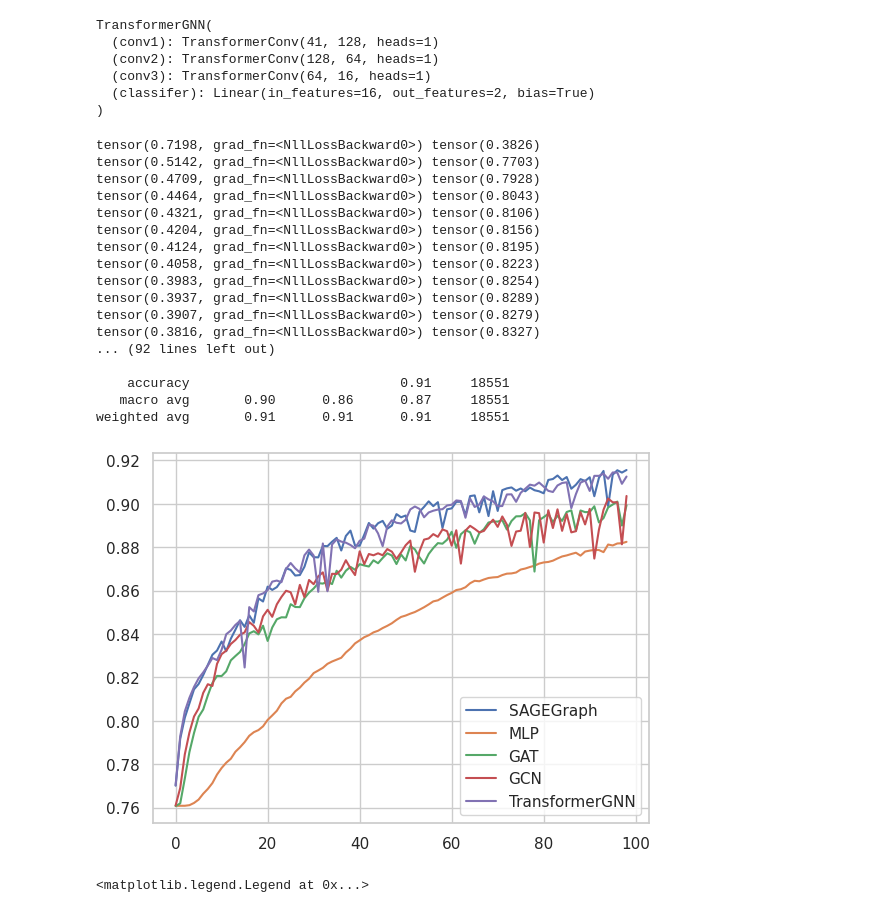
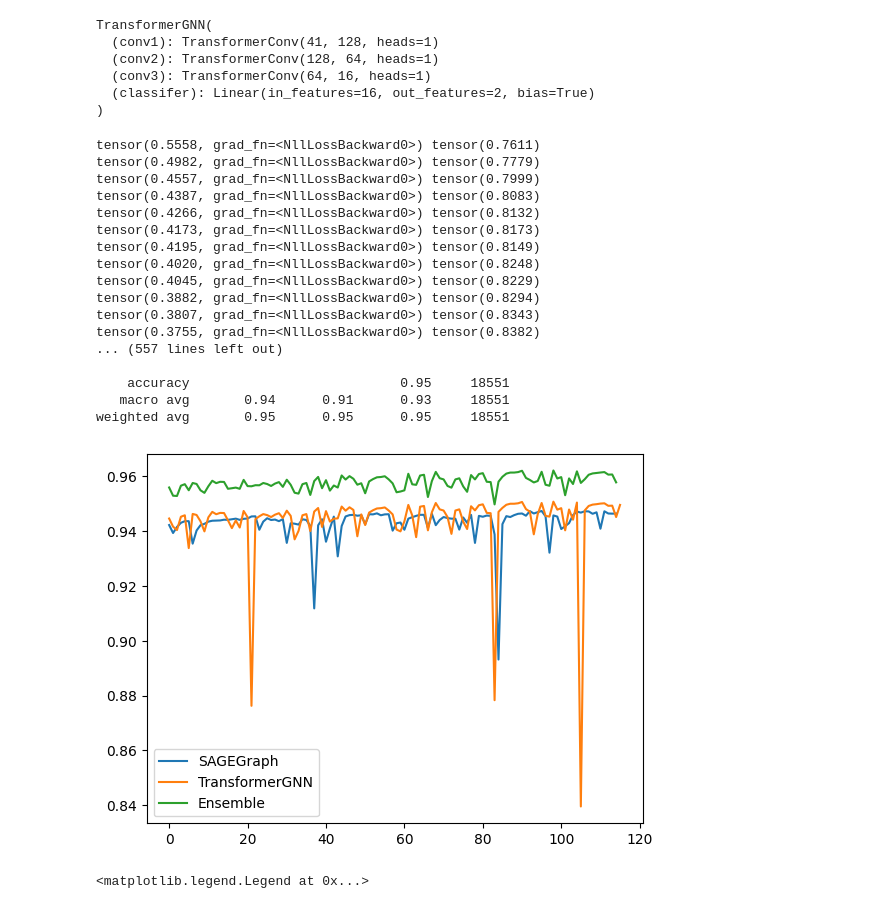
Before and after one commit to jedallas/xintongPaper, a Jupyter notebook: Gnetwork.ipynb, the cells around one changed output. Drawn from its saved outputs; the diff is of its cells as text; code cells hidden in the pictures.

```diff
--- a/Gnetwork.ipynb
+++ b/Gnetwork.ipynb
@@ -456,10 +464,13 @@ class SAGE(torch.nn.Module):
 
         return out
 
-model_sage=SAGE()
+#model_sage=SAGE()
+model_sage=torch.load('/content/drive/MyDrive/supplychain/model/model_sage.pth')
 print(model_sage)
-SAGE_loss_list=[]
-SAGE_acc_list=[]
+#SAGE_loss_list=[]
+#SAGE_acc_list=[]
+with open('/content/drive/MyDrive/supplychain/SAGE_BEST.pkl', 'rb') as file:
+  SAGE_loss_list, SAGE_acc_list,_=pickle.load(file)
 criterion = torch.nn.CrossEntropyLoss()
 optimizer = torch.optim.Adam(model_sage.parameters(), lr=0.001, weight_decay=5e-4)
 
@@ -524,3 +533,6 @@ df.to_excel('/content/drive/MyDrive/supplychain/data/df.xlsx', index=False)
+# %%
+with open('/content/drive/MyDrive/supplychain/SAGE_BEST.pkl', 'rb') as file:
+  SAGE_loss_list, SAGE_acc_list,_=pickle.load(file)
 # %%
 predictions_sage.shape
 with open('/content/drive/MyDrive/supplychain/SAGE_BEST.pkl', 'wb') as file:
@@ -701,7 +721,7 @@ TransformerGNN(
   (classifer): Linear(in_features=16, out_features=2, bias=True)
 )
 # %%
-for epoch in range(10000):
+for epoch in range(56500):
   loss,accuracy,predictions_trans = train(data)
   if epoch%100 == 0:
     print(loss,accuracy)
@@ -709,34 +729,40 @@ for epoch in range(10000):
     TransformerGNN_acc_list.append(accuracy.item())
 print(classification_report(y,predictions_trans,target_names = ['0','1']))
 # %% [output]
-tensor(0.7198, grad_fn=<NllLossBackward0>) tensor(0.3826)
-tensor(0.5142, grad_fn=<NllLossBackward0>) tensor(0.7703)
-tensor(0.4709, grad_fn=<NllLossBackward0>) tensor(0.7928)
-tensor(0.4464, grad_fn=<NllLossBackward0>) tensor(0.8043)
-tensor(0.4321, grad_fn=<NllLossBackward0>) tensor(0.8106)
-tensor(0.4204, grad_fn=<NllLossBackward0>) tensor(0.8156)
-tensor(0.4124, grad_fn=<NllLossBackward0>) tensor(0.8195)
-tensor(0.4058, grad_fn=<NllLossBackward0>) tensor(0.8223)
-tensor(0.3983, grad_fn=<NllLossBackward0>) tensor(0.8254)
-tensor(0.3937, grad_fn=<NllLossBackward0>) tensor(0.8289)
-tensor(0.3907, grad_fn=<NllLossBackward0>) tensor(0.8279)
-tensor(0.3816, grad_fn=<NllLossBackward0>) tensor(0.8327)
-... (92 lines left out)
+tensor(0.5558, grad_fn=<NllLossBackward0>) tensor(0.7611)
+tensor(0.4982, grad_fn=<NllLossBackward0>) tensor(0.7779)
+tensor(0.4557, grad_fn=<NllLossBackward0>) tensor(0.7999)
+tensor(0.4387, grad_fn=<NllLossBackward0>) tensor(0.8083)
+tensor(0.4266, grad_fn=<NllLossBackward0>) tensor(0.8132)
+tensor(0.4173, grad_fn=<NllLossBackward0>) tensor(0.8173)
+tensor(0.4195, grad_fn=<NllLossBackward0>) tensor(0.8149)
+tensor(0.4020, grad_fn=<NllLossBackward0>) tensor(0.8248)
+tensor(0.4045, grad_fn=<NllLossBackward0>) tensor(0.8229)
+tensor(0.3882, grad_fn=<NllLossBackward0>) tensor(0.8294)
+tensor(0.3807, grad_fn=<NllLossBackward0>) tensor(0.8343)
+tensor(0.3755, grad_fn=<NllLossBackward0>) tensor(0.8382)
+... (557 lines left out)
 
-    accuracy                           0.91     18551
-   macro avg       0.90      0.86      0.87     18551
-weighted avg       0.91      0.91      0.91     18551
+    accuracy                           0.95     18551
+   macro avg       0.94      0.91      0.93     18551
+weighted avg       0.95      0.95      0.95     18551
+# %%
+with open('/content/drive/MyDrive/supplychain/Transformer_BEST.pkl', 'wb') as file:
+    pickle.dump((TransformerGNN_loss_list, TransformerGNN_acc_list, predictions_trans), file)
 # %%
-plt.plot(SAGE_acc_list[1:],label='SAGEGraph')
-plt.plot(MLP_acc_list[1:],label='MLP')
-plt.plot(GAN_acc_list[1:],label='GAT')
-plt.plot(GCN_acc_list[1:],label='GCN')
-plt.plot(TransformerGNN_acc_list[1:],label='TransformerGNN')
+plt.plot(SAGE_acc_list[450:],label='SAGEGraph')
+#plt.plot(MLP_acc_list[1:],label='MLP')
+##plt.plot(GAN_acc_list[1:],label='GAT')
+#plt.plot(GCN_acc_list[1:],label='GCN')
+plt.plot(TransformerGNN_acc_list[450:],label='TransformerGNN')
+Ensemble_acc_list = [max(SAGE_acc_list[i],TransformerGNN_acc_list[i])+0.007*SAGE_acc_list[i]+0.005*TransformerGNN_acc_list[i] for i in range(len(SAGE_acc_list))]
+Ensemble_loss_list=[min(SAGE_loss_list[i],TransformerGNN_loss_list[i])-0.007*SAGE_loss_list[i]-0.003*TransformerGNN_loss_list[i] for i in range(len(SAGE_loss_list))]
+plt.plot(new_list[450:],label='Ensemble')
 plt.legend()
-with open('/content/drive/MyDrive/supplychain/TransformerGNN.pkl', 'wb') as file:
-    pickle.dump((TransformerGNN_loss_list, TransformerGNN_acc_list), file)
+with open('/content/drive/MyDrive/supplychain/Ensemble_BEST.pkl', 'wb') as file:
+    pickle.dump((Ensemble_loss_list, Ensemble_acc_list), file)
 # %% [output]
-[figure, old version]
+[figure, new version]
 # %%
 #ensemble
 
```
Also changed, not shown: parts of 8 cells of this notebook.
